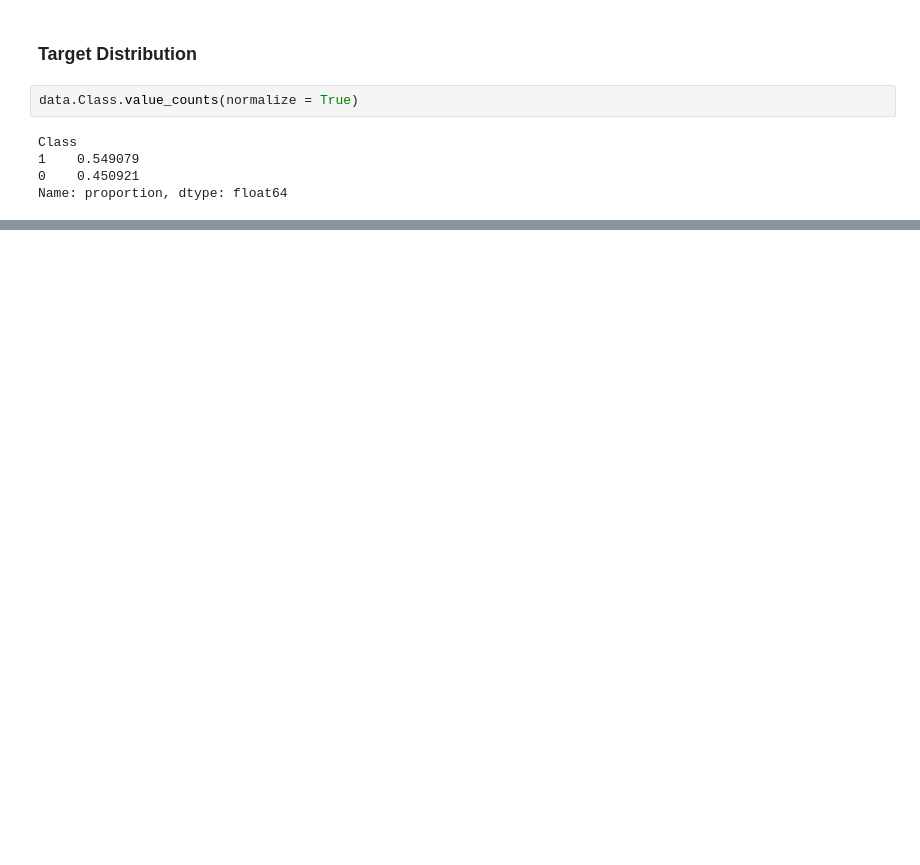
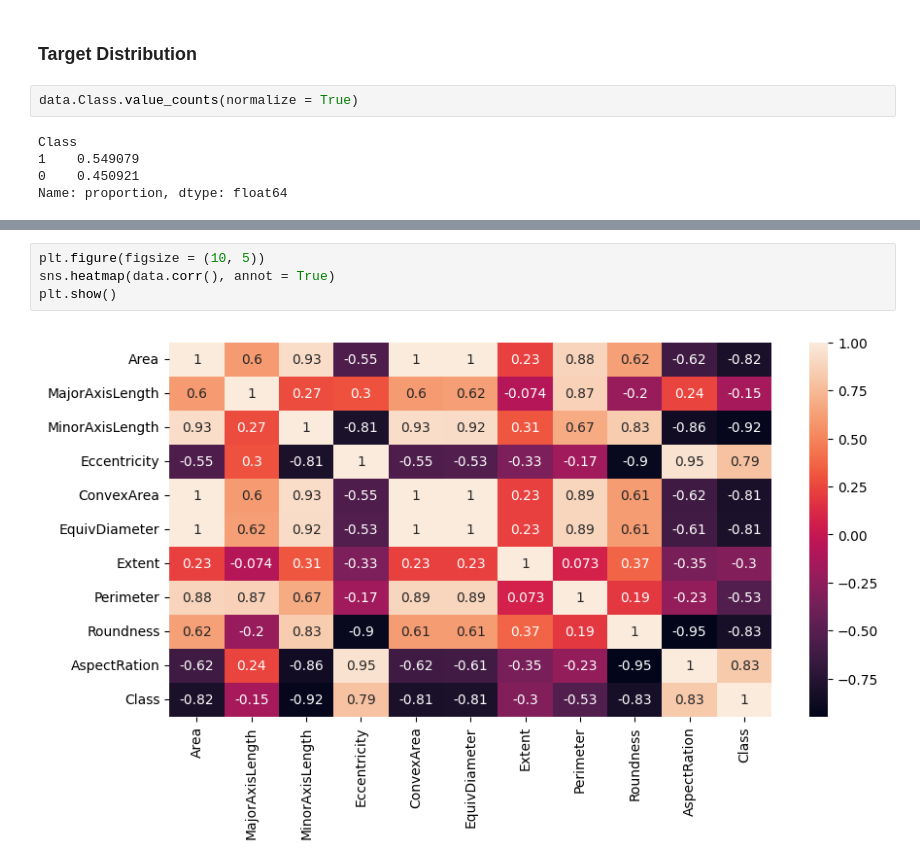
Before and after one commit to Nathdo/TestProdV1, a Jupyter notebook: notebooks/EDA.ipynb, the cells around one changed output, grey strips where cells are left out. Cells and saved outputs as stored; diff of their text form; blank space fills up the shorter version.

```diff
--- a/notebooks/EDA.ipynb
+++ b/notebooks/EDA.ipynb
@@ -56,0 +105,6 @@ Name: proportion, dtype: float64
+# %%
+plt.figure(figsize = (10, 5))
+sns.heatmap(data.corr(), annot = True)
+plt.show()
+# %% [output]
+[figure, added]
```
Also changed, not shown: parts of 11 cells of this notebook, 5 other files.
